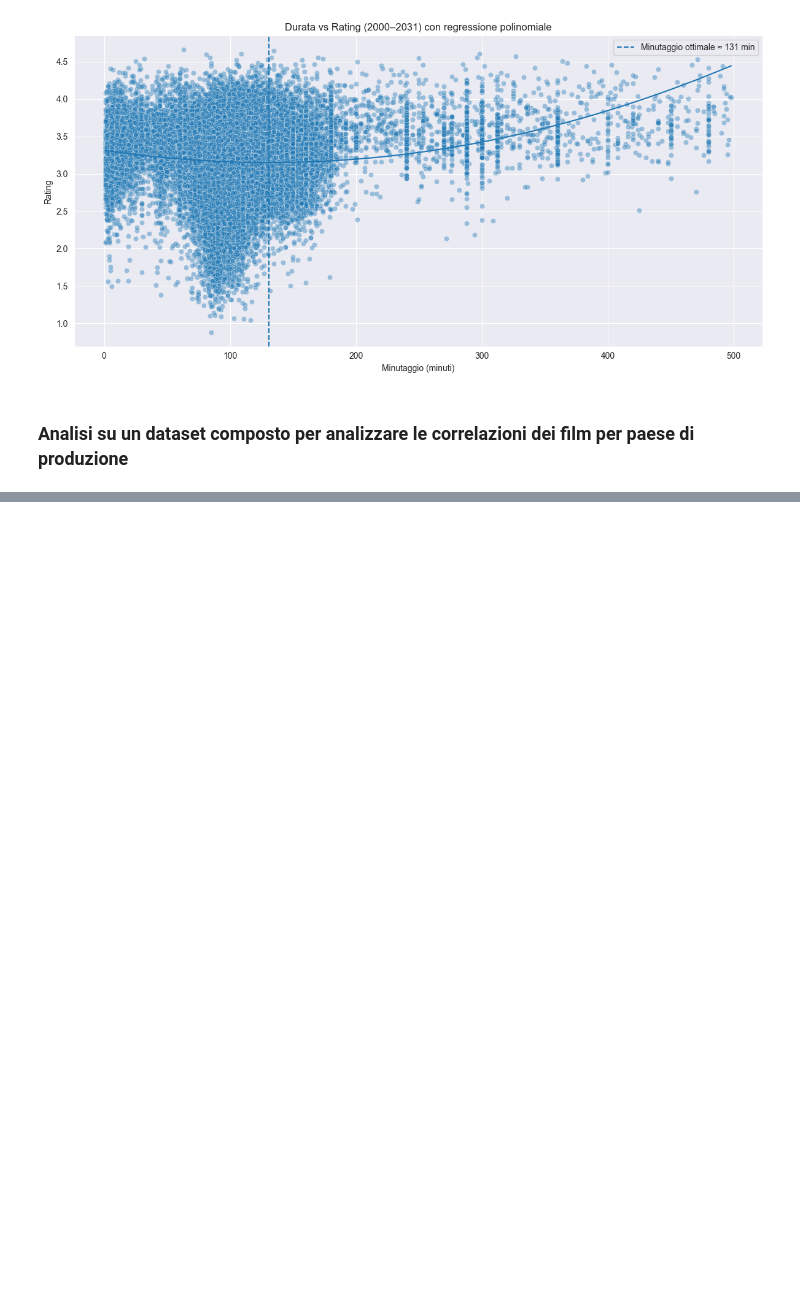
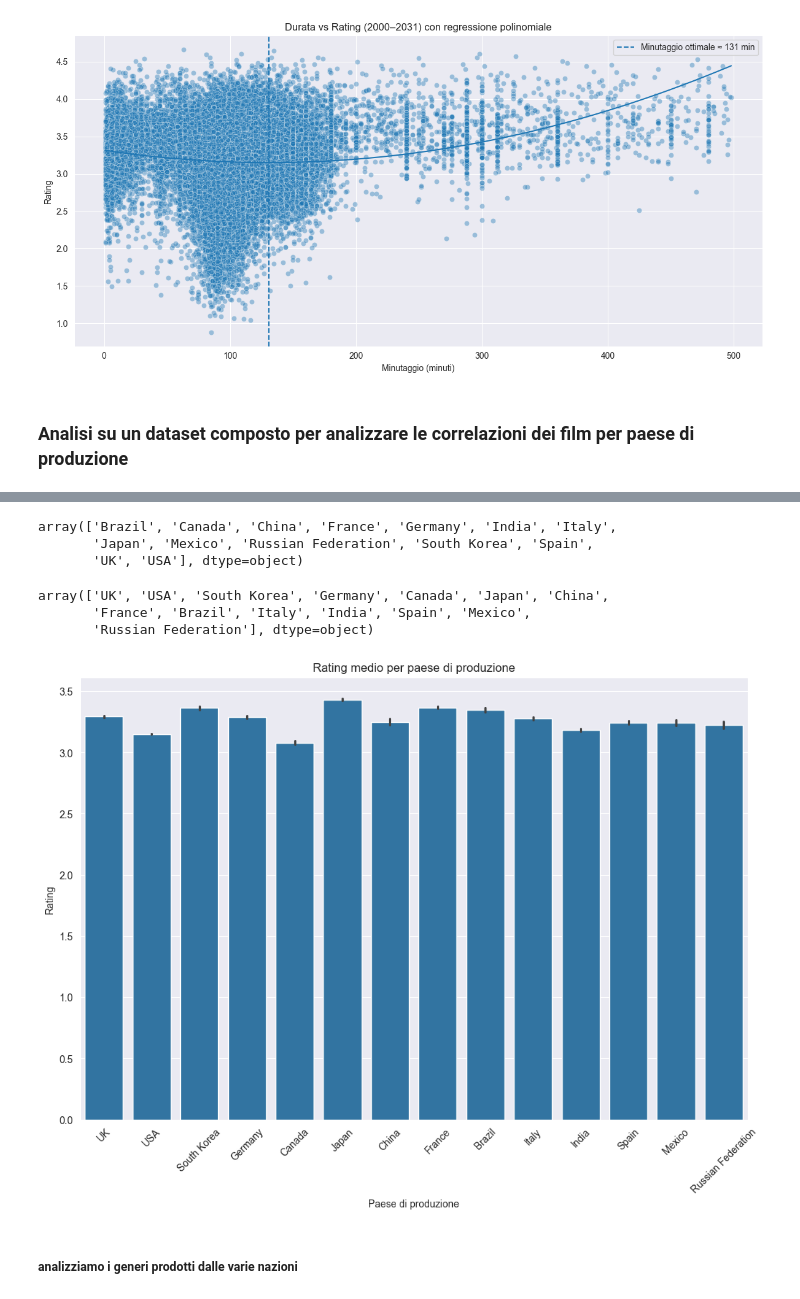
Before and after one commit to DominikGani/Domenico-Ganino-Progetto-IUM-2025, a Jupyter notebook: Main.ipynb, the cells around one changed output, grey strips where cells are left out. Saved outputs shown, nothing was run; the diff lists cells and outputs as text; code cells hidden in the pictures; blank space fills up the shorter version.

Commit message:
Analisi sui paesi di produzione

```diff
--- a/Main.ipynb
+++ b/Main.ipynb
@@ -321,4 +338,7 @@ movies_w_country_df = pd.merge(movies_df_norm, grouped_countries_df, on = "id")
 
 # creaimo una copia del dataset
 movies_w_country_exp_df = movies_w_country_df.explode("country").copy().reset_index(drop = True)
-movies_w_country_exp_df
+
+# ci concentriamo sui paesi che hanno prodotto più di 10000 film in quanto rappresentare tutte le nazioni che hanno prodotto un film altera le rappresentazioni grafiche
+country_group_df = movies_w_country_exp_df.groupby("country")["id"].count().reset_index()
+country_group_df = country_group_df[country_group_df["id"] > 10000]["country"]
@@ -338,0 +345,29 @@ movies_w_country_exp_df
+# %%
+
+country_group_df.unique()
+# %% [output]
+array(['Brazil', 'Canada', 'China', 'France', 'Germany', 'India', 'Italy',
+       'Japan', 'Mexico', 'Russian Federation', 'South Korea', 'Spain',
+       'UK', 'USA'], dtype=object)
+# %%
+
+movies_w_best_country_df = movies_w_country_exp_df.merge(country_group_df, on = "country")
+movies_w_best_country_df["country"].unique()
+# %% [output]
+array(['UK', 'USA', 'South Korea', 'Germany', 'Canada', 'Japan', 'China',
+       'France', 'Brazil', 'Italy', 'India', 'Spain', 'Mexico',
+       'Russian Federation'], dtype=object)
+# %%
+# calcoliamo qual è il rating medio per ogni paese di produzione
+plt.figure(figsize = (12, 8))
+ax = sns.barplot(data = movies_w_best_country_df, x = "country", y = "rating")
+
+plt.title("Rating medio per paese di produzione")
+plt.xlabel("Paese di produzione")
+plt.ylabel("Rating")
+plt.xticks(rotation = 45)
+plt.show()
+# %% [output]
+[figure, added]
+# %% [markdown]
+##### analizziamo i generi prodotti dalle varie nazioni
```
Also changed, not shown: parts of 12 cells of this notebook.
